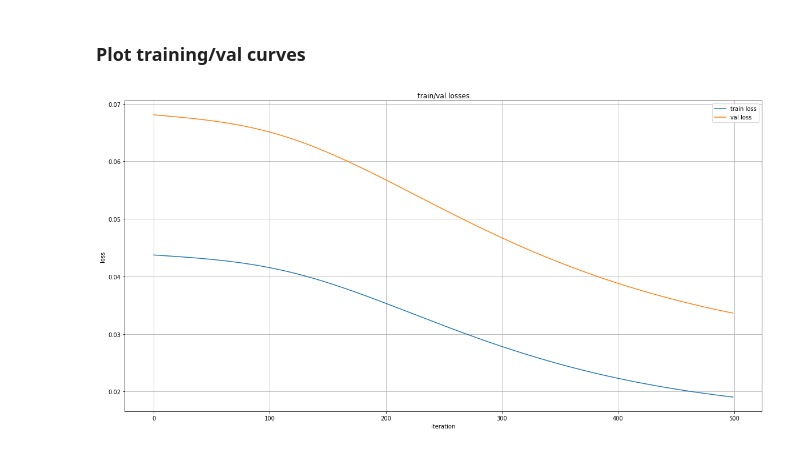
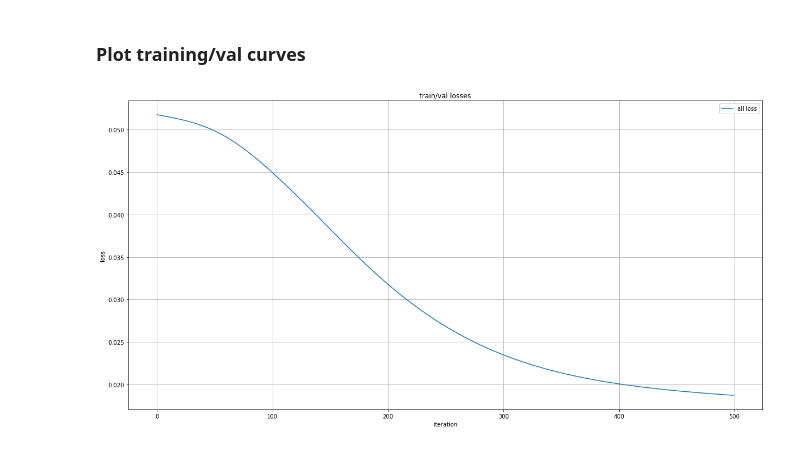
Before and after one commit to shuuchen/pytorch_tutorials, a Jupyter notebook: CNN + LSTM/lstm_autoencoder.nbconvert.ipynb, the cells around one changed output. Drawn from its saved outputs; the diff is of its cells as text; code cells hidden in the pictures.

```diff
--- a/CNN + LSTM/lstm_autoencoder.nbconvert.ipynb
+++ b/CNN + LSTM/lstm_autoencoder.nbconvert.ipynb
@@ -114,8 +128,9 @@ dataset_sizes = {x: len(image_datasets[x]) for x in ['train', 'val']}
 # %% [markdown]
 ### Train the model
 # %%
-def train_model(model, criterion, optimizer, num_epochs=25):
-    losses = {'train': [], 'val': []}
+def train_model(model, criterion, optimizer, num_epoches=25):
+    #losses = {'train': [], 'val': []}
+    losses = {'all': []}
 
     since = time.time()
 
@@ -126,12 +141,13 @@ def train_model(model, criterion, optimizer, num_epochs=25):
         print('Epoch {} / {}'.format(epoch + 1, num_epoches))
         print('-' * 10)
 
-        for phase in ['train', 'val']:
-            if phase == 'train':
+        #for phase in ['train', 'val']:
+        for phase in ['all']:
+            if phase == 'val':
                 # scheduler.step()
+                model.eval()
+            else:
                 model.train()
-            else:
-                model.eval()
 
             running_loss = 0.0
 
@@ -142,13 +158,13 @@ def train_model(model, criterion, optimizer, num_epochs=25):
 
                 optimizer.zero_grad()
 
-                with torch.set_grad_enabled(phase == 'train'):
+                with torch.set_grad_enabled(phase != 'val'):
                     outputs = model(inputs)
 
                     inv_idx = torch.arange(sequence_length - 1, -1, -1).long()
                     loss = criterion(outputs, inputs[:, inv_idx, :])
 
-                    if phase == 'train':
+                    if phase != 'val':
                         loss.backward()
                         optimizer.step()
 
@@ -178,7 +194,7 @@ model = model.to(device)
 criterion = nn.MSELoss()
 optimizer = torch.optim.SGD(model.parameters(), lr=learning_rate)
 
-model, losses = train_model(model, criterion, optimizer)
+model, losses = train_model(model, criterion, optimizer, num_epoches)
 torch.save(model.state_dict(), './lstm_autoencoder_model.pt')
 # %% [output]
 Epoch 1 / 500
@@ -203,16 +219,17 @@ Best val loss: 0.033624
 # %%
 plt.figure(figsize=(20, 10))
 
-for phase in ['train', 'val']:
+#for phase in ['train', 'val']:
+for phase in ['all']:
     plt.plot(losses[phase], label='{} loss'.format(phase))
 
 plt.legend()
 
 plt.title('train/val losses')
 
 plt.xlabel('iteration')
 plt.ylabel('loss')
 
 plt.grid(True)
 # %% [output]
-[figure, old version]
+[figure, new version]
```
Also changed, not shown: parts of 3 cells of this notebook.
